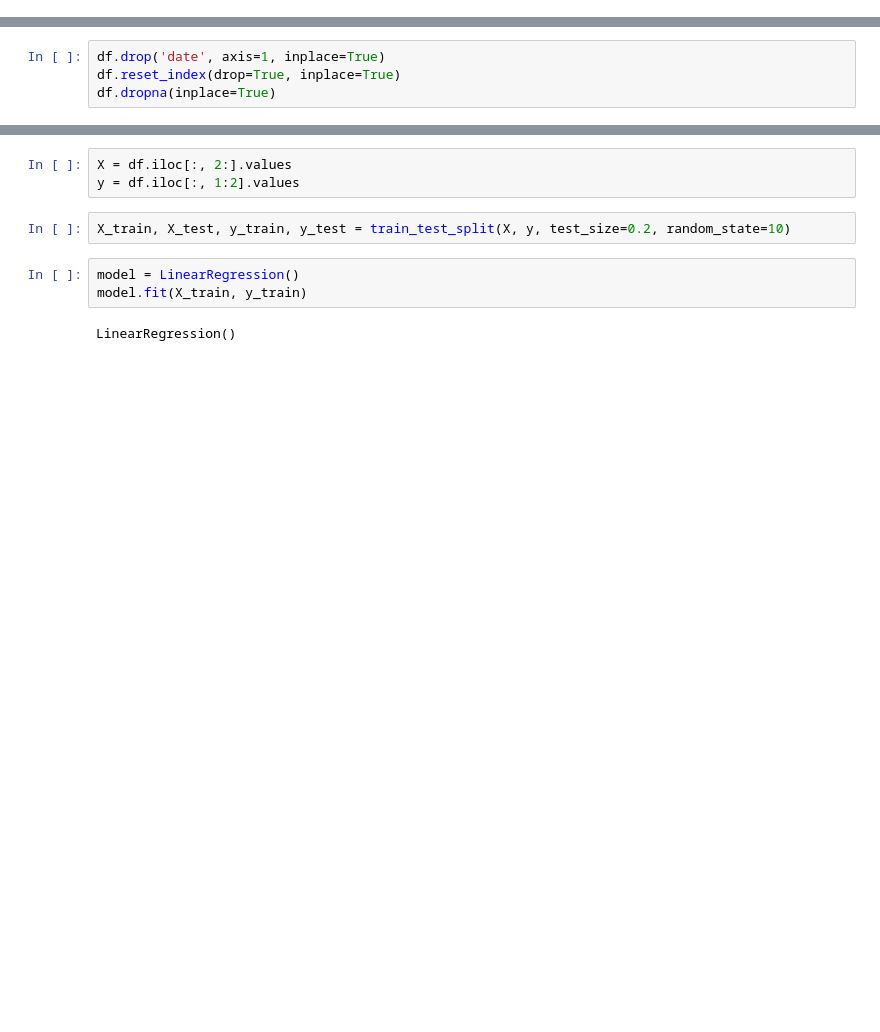
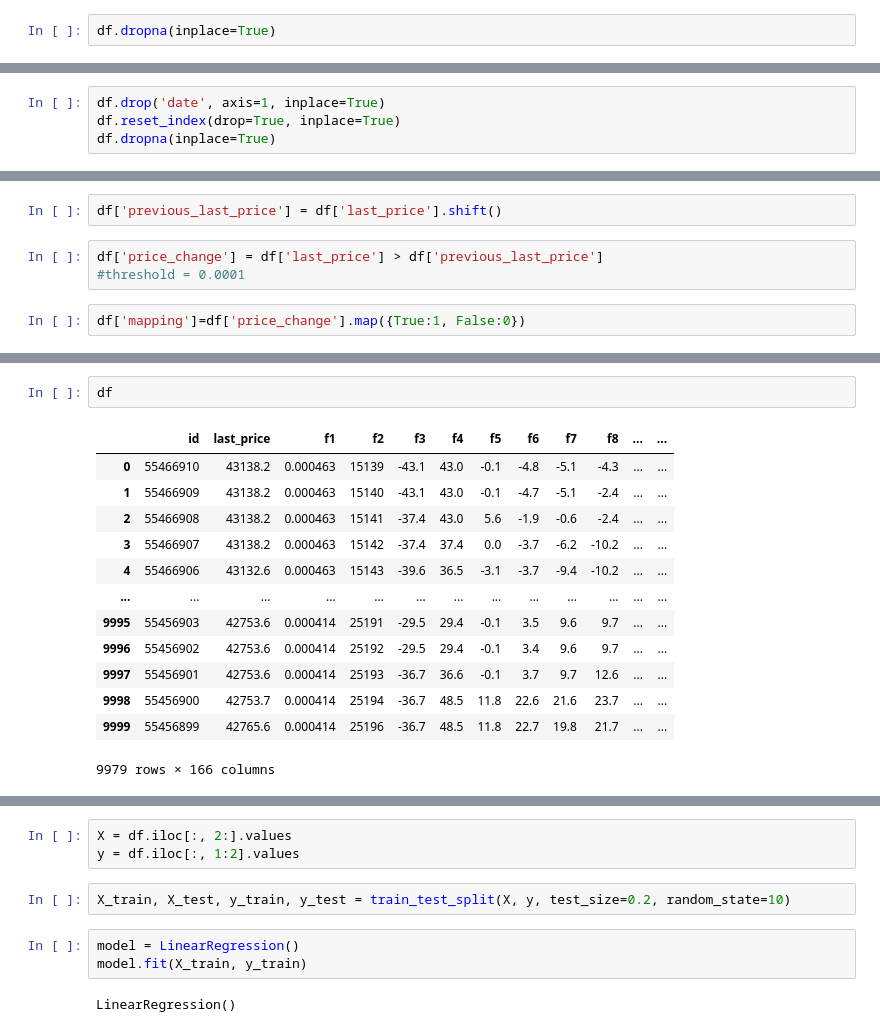
Before and after one commit to humzawaqar66/ML1-Pvt, a Jupyter notebook: Stocks_trading_Price_Prediction .ipynb, the cells around one changed output, grey strips where cells are left out. Saved outputs shown, nothing was run; the diff lists cells and outputs as text; blank space fills up the shorter version.

```diff
--- a/Stocks_trading_Price_Prediction .ipynb
+++ b/Stocks_trading_Price_Prediction .ipynb
@@ -50,6 +65,8 @@ f159          0
 f160          0
 f161          0
 Length: 164, dtype: int64
+# %%
+df.dropna(inplace=True)
 # %%
 df['created_at'] = pd.to_datetime(df['created_at'])
 # %%
@@ -127,0 +155,7 @@ df.dropna(inplace=True)
+# %%
+df['previous_last_price'] = df['last_price'].shift()
+# %%
+df['price_change'] = df['last_price'] > df['previous_last_price']
+#threshold = 0.0001
+# %%
+df['mapping']=df['price_change'].map({True:1, False:0})
@@ -127,0 +214,16 @@ df.dropna(inplace=True)
+# %%
+df
+# %% [output]
+|  | id | last_price | f1 | f2 | f3 | f4 | f5 | f6 | f7 | f8 | ... | ... |
+| 0 | 55466910 | 43138.2 | 0.000463 | 15139 | -43.1 | 43.0 | -0.1 | -4.8 | -5.1 | -4.3 | ... | ... |
+| 1 | 55466909 | 43138.2 | 0.000463 | 15140 | -43.1 | 43.0 | -0.1 | -4.7 | -5.1 | -2.4 | ... | ... |
+| 2 | 55466908 | 43138.2 | 0.000463 | 15141 | -37.4 | 43.0 | 5.6 | -1.9 | -0.6 | -2.4 | ... | ... |
+| 3 | 55466907 | 43138.2 | 0.000463 | 15142 | -37.4 | 37.4 | 0.0 | -3.7 | -6.2 | -10.2 | ... | ... |
+| 4 | 55466906 | 43132.6 | 0.000463 | 15143 | -39.6 | 36.5 | -3.1 | -3.7 | -9.4 | -10.2 | ... | ... |
+| ... | ... | ... | ... | ... | ... | ... | ... | ... | ... | ... | ... | ... |
+| 9995 | 55456903 | 42753.6 | 0.000414 | 25191 | -29.5 | 29.4 | -0.1 | 3.5 | 9.6 | 9.7 | ... | ... |
+| 9996 | 55456902 | 42753.6 | 0.000414 | 25192 | -29.5 | 29.4 | -0.1 | 3.4 | 9.6 | 9.7 | ... | ... |
+| 9997 | 55456901 | 42753.6 | 0.000414 | 25193 | -36.7 | 36.6 | -0.1 | 3.7 | 9.7 | 12.6 | ... | ... |
+| 9998 | 55456900 | 42753.7 | 0.000414 | 25194 | -36.7 | 48.5 | 11.8 | 22.6 | 21.6 | 23.7 | ... | ... |
+| 9999 | 55456899 | 42765.6 | 0.000414 | 25196 | -36.7 | 48.5 | 11.8 | 22.7 | 19.8 | 21.7 | ... | ... |
+9979 rows × 166 columns
```
Also changed, not shown: parts of 17 cells of this notebook.
